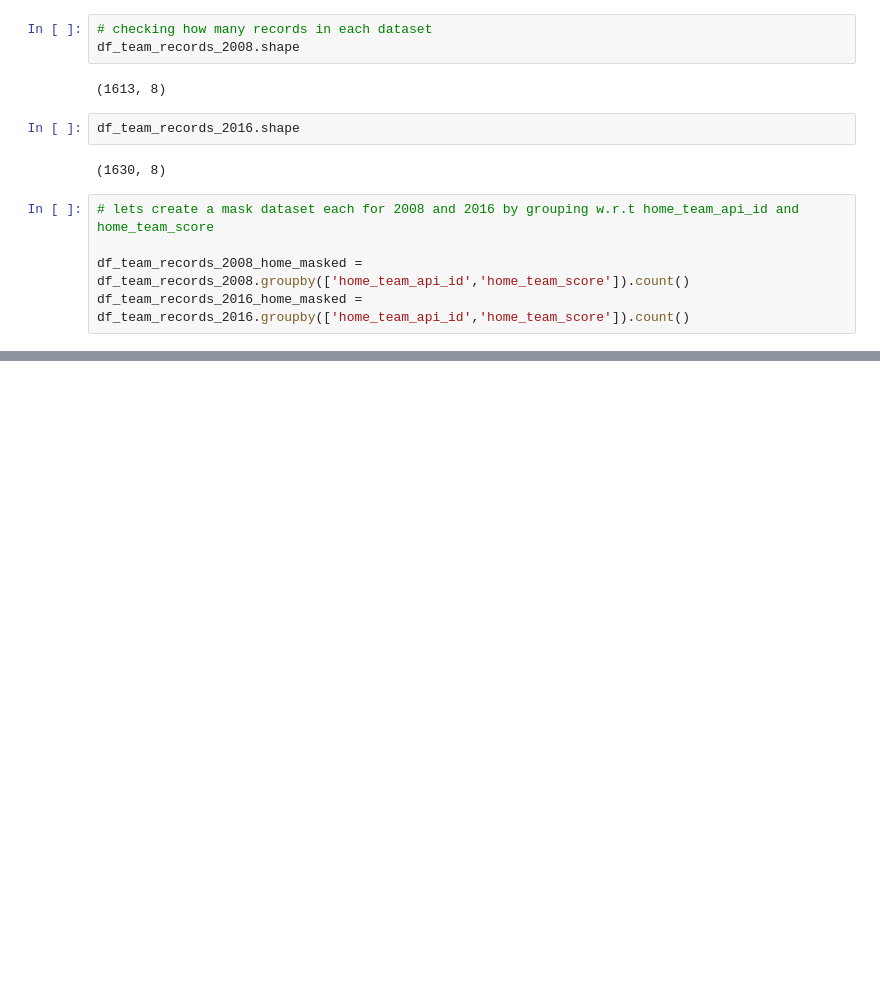
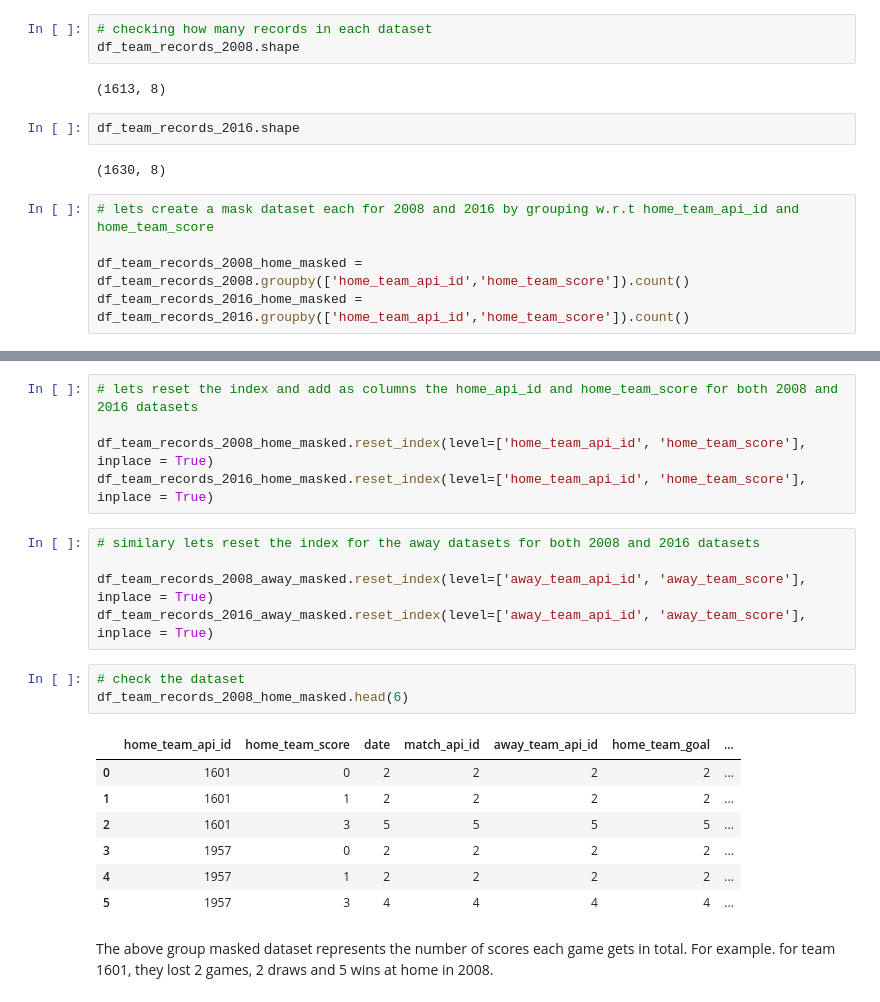
Before and after one commit to budhajitRoy/DAND_Project_1_Euro_Soccer_Data_Analysis, a Jupyter notebook: Euro_Soccer_Database_Analysis.ipynb, the cells around one changed output, grey strips where cells are left out. Cells and saved outputs as stored; diff of their text form; blank space fills up the shorter version.

Commit message:
feat: Exploratory Analysis on Teams - 1
Perform Exploratory Analysis for the Research Quesion "Which team improved the most over the time period?".

```diff
--- a/Euro_Soccer_Database_Analysis.ipynb
+++ b/Euro_Soccer_Database_Analysis.ipynb
@@ -562,0 +577,23 @@ df_team_records_2016_home_masked = df_team_records_2016.groupby(['home_team_api_
+# %%
+# lets reset the index and add as columns the home_api_id and home_team_score for both 2008 and 2016 datasets
+
+df_team_records_2008_home_masked.reset_index(level=['home_team_api_id', 'home_team_score'], inplace = True)
+df_team_records_2016_home_masked.reset_index(level=['home_team_api_id', 'home_team_score'], inplace = True)
+# %%
+# similary lets reset the index for the away datasets for both 2008 and 2016 datasets
+
+df_team_records_2008_away_masked.reset_index(level=['away_team_api_id', 'away_team_score'], inplace = True)
+df_team_records_2016_away_masked.reset_index(level=['away_team_api_id', 'away_team_score'], inplace = True)
+# %%
+# check the dataset
+df_team_records_2008_home_masked.head(6)
+# %% [output]
+|  | home_team_api_id | home_team_score | date | match_api_id | away_team_api_id | home_team_goal | ... |
+| 0 | 1601 | 0 | 2 | 2 | 2 | 2 | ... |
+| 1 | 1601 | 1 | 2 | 2 | 2 | 2 | ... |
+| 2 | 1601 | 3 | 5 | 5 | 5 | 5 | ... |
+| 3 | 1957 | 0 | 2 | 2 | 2 | 2 | ... |
+| 4 | 1957 | 1 | 2 | 2 | 2 | 2 | ... |
+| 5 | 1957 | 3 | 4 | 4 | 4 | 4 | ... |
+# %% [markdown]
+The above group masked dataset represents the number of scores each game gets in total. For example. for team 1601, they lost 2 games, 2 draws and 5 wins at home in 2008.
```
Also changed, not shown: parts of 28 cells of this notebook.
